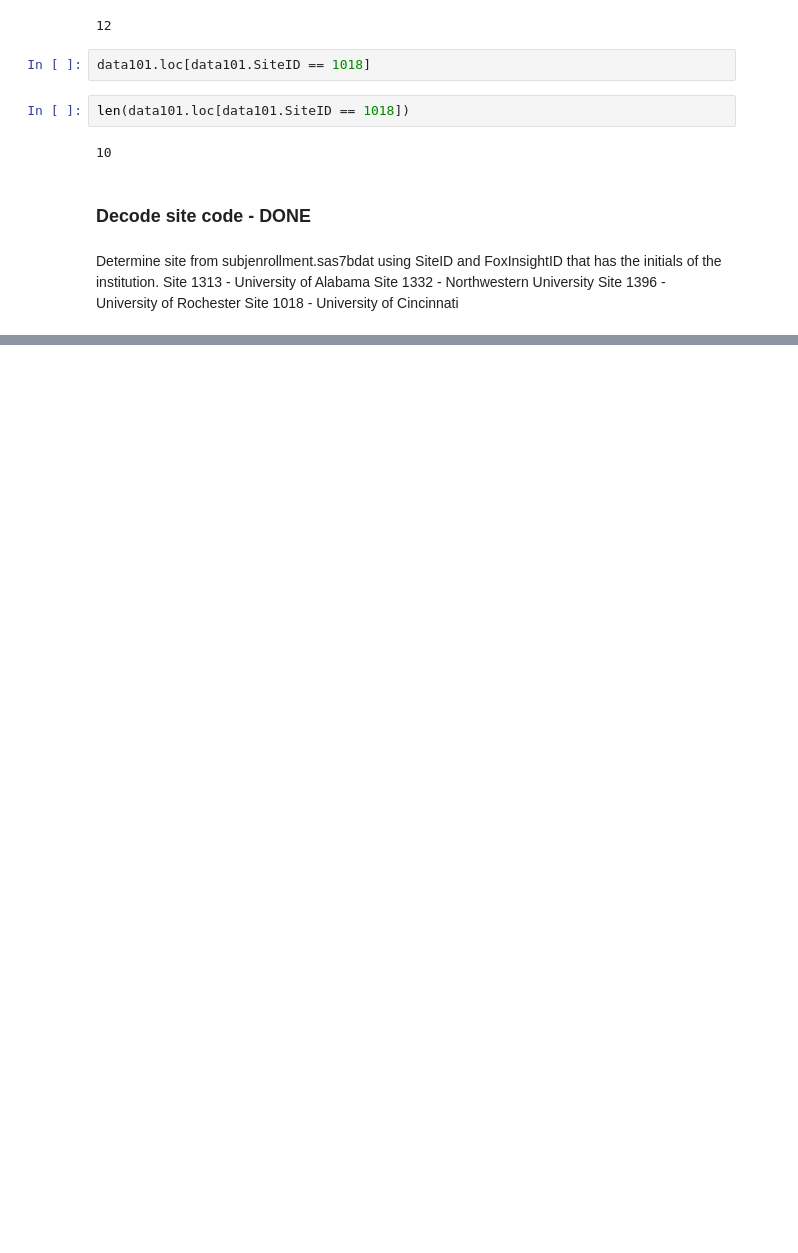
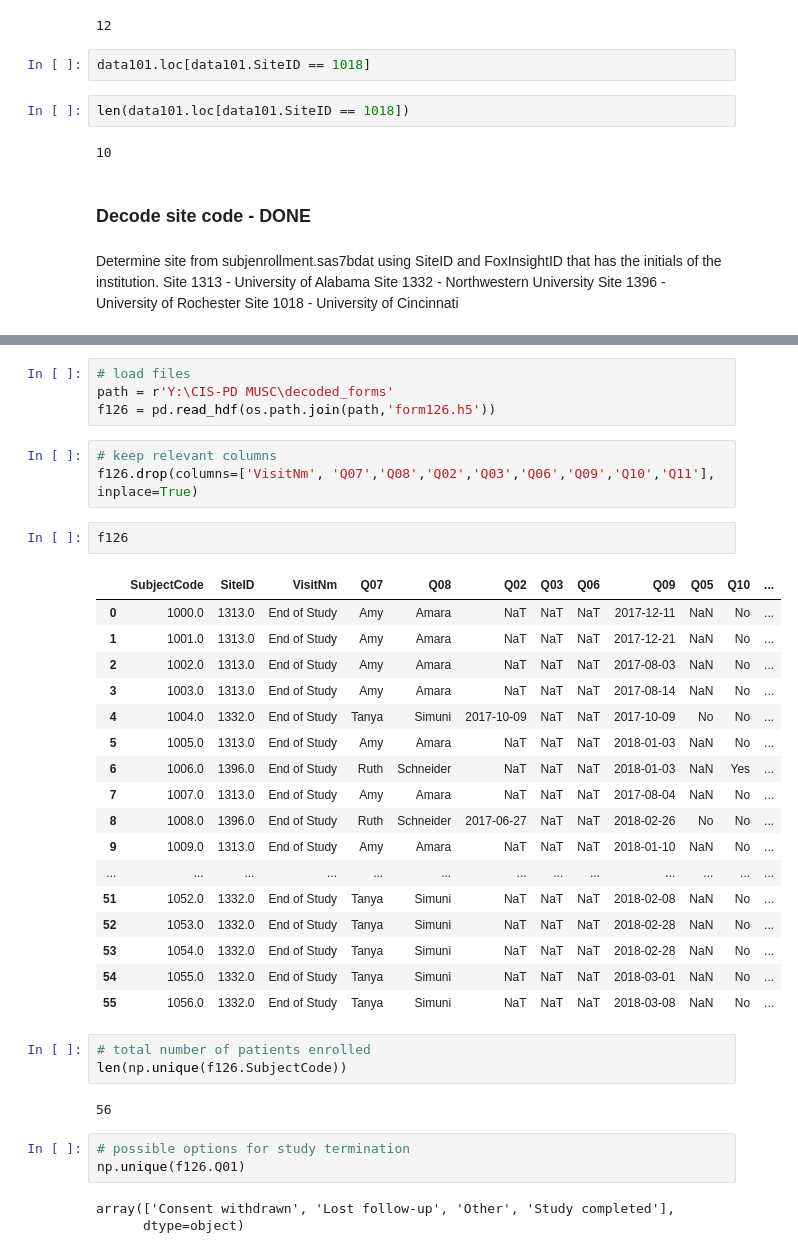
Before and after one commit to nshawen/CIS-PD_Curation, a Jupyter notebook: createtable.ipynb, the cells around one changed output, grey strips where cells are left out. Cells and saved outputs as stored; diff of their text form; blank space fills up the shorter version.

```diff
--- a/createtable.ipynb
+++ b/createtable.ipynb
@@ -482,0 +499,38 @@ Unusable data, n=
+# %%
+# load files
+path = r'Y:\CIS-PD MUSC\decoded_forms'
+f126 = pd.read_hdf(os.path.join(path,'form126.h5'))
+# %%
+# keep relevant columns
+f126.drop(columns=['VisitNm', 'Q07','Q08','Q02','Q03','Q06','Q09','Q10','Q11'], inplace=True)
+# %%
+f126
+# %% [output]
+|  | SubjectCode | SiteID | VisitNm | Q07 | Q08 | Q02 | Q03 | Q06 | Q09 | Q05 | Q10 | ... |
+| 0 | 1000.0 | 1313.0 | End of Study | Amy | Amara | NaT | NaT | NaT | 2017-12-11 | NaN | No | ... |
+| 1 | 1001.0 | 1313.0 | End of Study | Amy | Amara | NaT | NaT | NaT | 2017-12-21 | NaN | No | ... |
+| 2 | 1002.0 | 1313.0 | End of Study | Amy | Amara | NaT | NaT | NaT | 2017-08-03 | NaN | No | ... |
+| 3 | 1003.0 | 1313.0 | End of Study | Amy | Amara | NaT | NaT | NaT | 2017-08-14 | NaN | No | ... |
+| 4 | 1004.0 | 1332.0 | End of Study | Tanya | Simuni | 2017-10-09 | NaT | NaT | 2017-10-09 | No | No | ... |
+| 5 | 1005.0 | 1313.0 | End of Study | Amy | Amara | NaT | NaT | NaT | 2018-01-03 | NaN | No | ... |
+| 6 | 1006.0 | 1396.0 | End of Study | Ruth | Schneider | NaT | NaT | NaT | 2018-01-03 | NaN | Yes | ... |
+| 7 | 1007.0 | 1313.0 | End of Study | Amy | Amara | NaT | NaT | NaT | 2017-08-04 | NaN | No | ... |
+| 8 | 1008.0 | 1396.0 | End of Study | Ruth | Schneider | 2017-06-27 | NaT | NaT | 2018-02-26 | No | No | ... |
+| 9 | 1009.0 | 1313.0 | End of Study | Amy | Amara | NaT | NaT | NaT | 2018-01-10 | NaN | No | ... |
+| ... | ... | ... | ... | ... | ... | ... | ... | ... | ... | ... | ... | ... |
+| 51 | 1052.0 | 1332.0 | End of Study | Tanya | Simuni | NaT | NaT | NaT | 2018-02-08 | NaN | No | ... |
+| 52 | 1053.0 | 1332.0 | End of Study | Tanya | Simuni | NaT | NaT | NaT | 2018-02-28 | NaN | No | ... |
+| 53 | 1054.0 | 1332.0 | End of Study | Tanya | Simuni | NaT | NaT | NaT | 2018-02-28 | NaN | No | ... |
+| 54 | 1055.0 | 1332.0 | End of Study | Tanya | Simuni | NaT | NaT | NaT | 2018-03-01 | NaN | No | ... |
+| 55 | 1056.0 | 1332.0 | End of Study | Tanya | Simuni | NaT | NaT | NaT | 2018-03-08 | NaN | No | ... |
+# %%
+# total number of patients enrolled
+len(np.unique(f126.SubjectCode))
+# %% [output]
+56
+# %%
+# possible options for study termination
+np.unique(f126.Q01)
+# %% [output]
+array(['Consent withdrawn', 'Lost follow-up', 'Other', 'Study completed'],
+      dtype=object)
```
Also changed, not shown: parts of 11 cells of this notebook.
